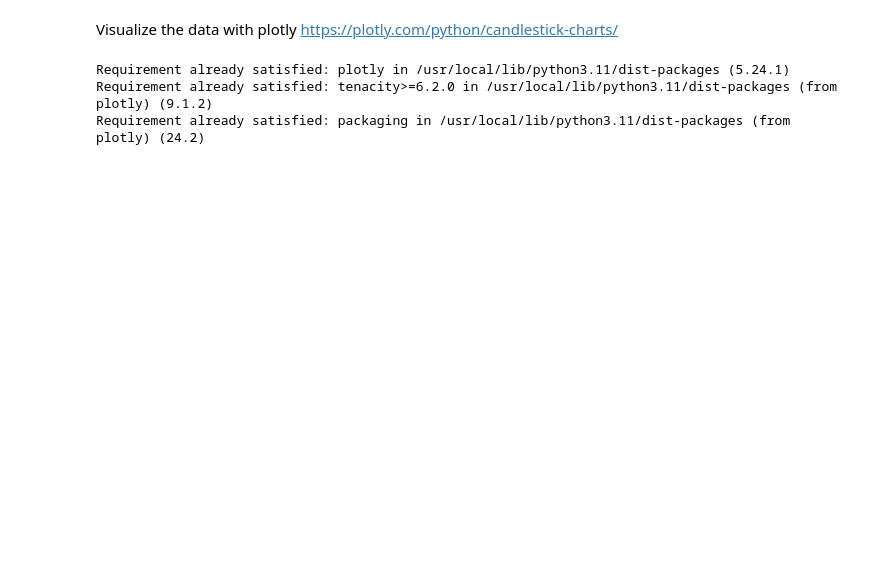
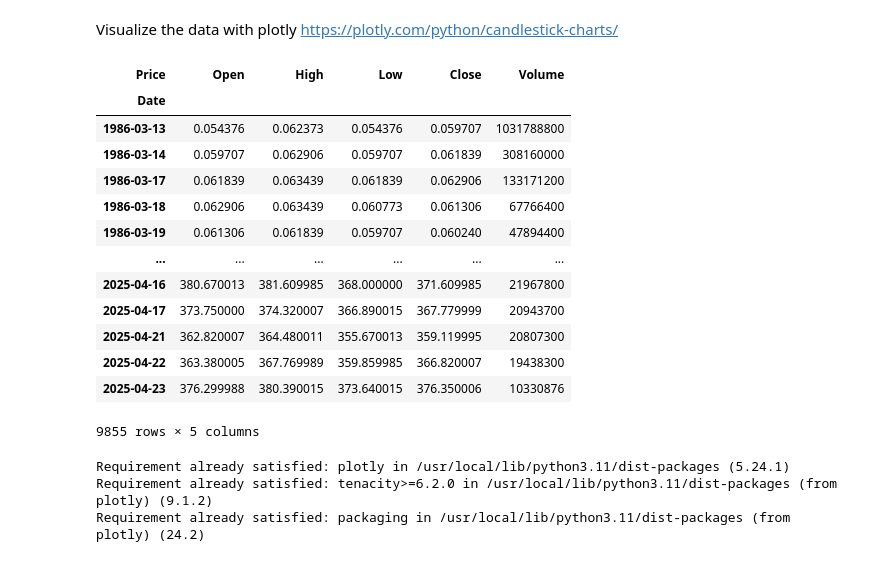
Before and after one commit to PACMAC89/ARDL, a Jupyter notebook: AlgoTrading_Notebook_2.ipynb, the cells around one changed output. Cells and saved outputs as stored; diff of their text form; code cells hidden in the pictures; blank space fills up the shorter version.

```diff
--- a/AlgoTrading_Notebook_2.ipynb
+++ b/AlgoTrading_Notebook_2.ipynb
@@ -45,6 +87,23 @@ YF.download() has changed argument auto_adjust default to True
 # %% [markdown]
 Visualize the data with plotly
 https://plotly.com/python/candlestick-charts/
+# %%
+df
+# %% [output]
+| Price | Open | High | Low | Close | Volume |
+| Date |  |  |  |  |  |
+| 1986-03-13 | 0.054376 | 0.062373 | 0.054376 | 0.059707 | 1031788800 |
+| 1986-03-14 | 0.059707 | 0.062906 | 0.059707 | 0.061839 | 308160000 |
+| 1986-03-17 | 0.061839 | 0.063439 | 0.061839 | 0.062906 | 133171200 |
+| 1986-03-18 | 0.062906 | 0.063439 | 0.060773 | 0.061306 | 67766400 |
+| 1986-03-19 | 0.061306 | 0.061839 | 0.059707 | 0.060240 | 47894400 |
+| ... | ... | ... | ... | ... | ... |
+| 2025-04-16 | 380.670013 | 381.609985 | 368.000000 | 371.609985 | 21967800 |
+| 2025-04-17 | 373.750000 | 374.320007 | 366.890015 | 367.779999 | 20943700 |
+| 2025-04-21 | 362.820007 | 364.480011 | 355.670013 | 359.119995 | 20807300 |
+| 2025-04-22 | 363.380005 | 367.769989 | 359.859985 | 366.820007 | 19438300 |
+| 2025-04-23 | 376.299988 | 380.390015 | 373.640015 | 376.350006 | 10330876 |
+9855 rows × 5 columns
 # %%
 %pip install plotly
 import plotly.graph_objects as go
```
Also changed, not shown: parts of 31 cells of this notebook.
